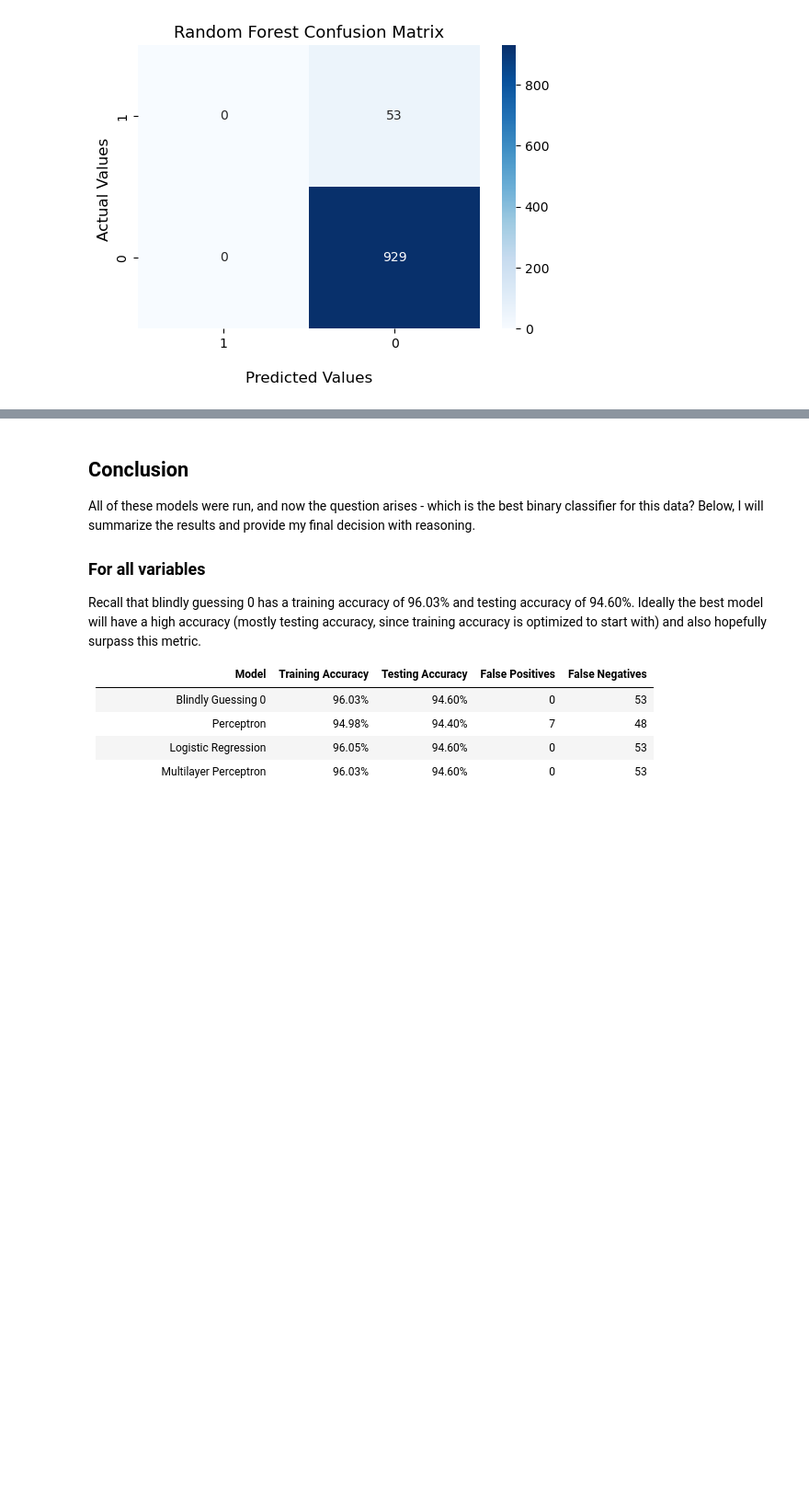
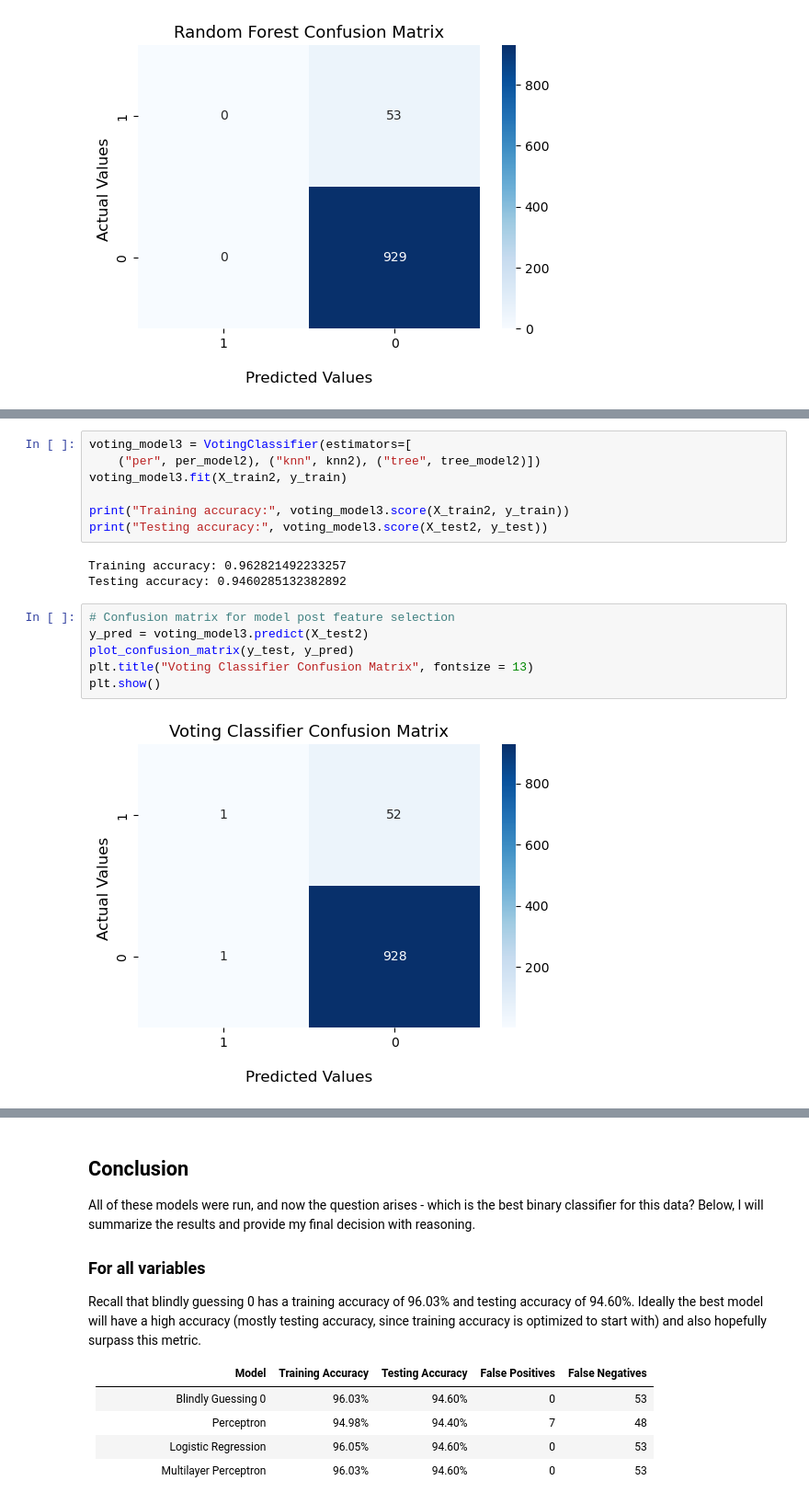
Before and after one commit to kary5678/INDE-577, a Jupyter notebook: supervised-learning/class_exercise_3-31/stroke_classifier.ipynb, the cells around one changed output, grey strips where cells are left out. Shown at 92% size. Saved outputs shown, nothing was run; the diff lists cells and outputs as text; blank space fills up the shorter version.

```diff
--- a/supervised-learning/class_exercise_3-31/stroke_classifier.ipynb
+++ b/supervised-learning/class_exercise_3-31/stroke_classifier.ipynb
@@ -787,0 +861,18 @@ plt.show()
+# %%
+voting_model3 = VotingClassifier(estimators=[
+    ("per", per_model2), ("knn", knn2), ("tree", tree_model2)])
+voting_model3.fit(X_train2, y_train)
+
+print("Training accuracy:", voting_model3.score(X_train2, y_train))
+print("Testing accuracy:", voting_model3.score(X_test2, y_test))
+# %% [output]
+Training accuracy: 0.962821492233257
+Testing accuracy: 0.9460285132382892
+# %%
+# Confusion matrix for model post feature selection
+y_pred = voting_model3.predict(X_test2)
+plot_confusion_matrix(y_test, y_pred)
+plt.title("Voting Classifier Confusion Matrix", fontsize = 13)
+plt.show()
+# %% [output]
+[figure, added]
```
Also changed, not shown: parts of 26 cells of this notebook.
